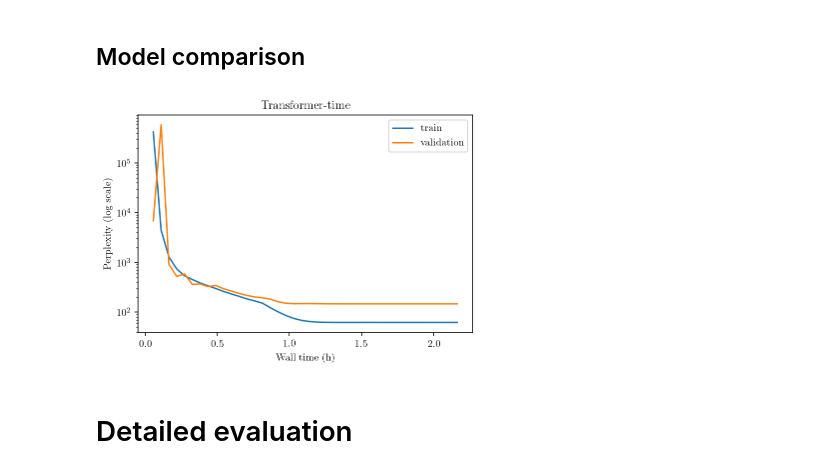
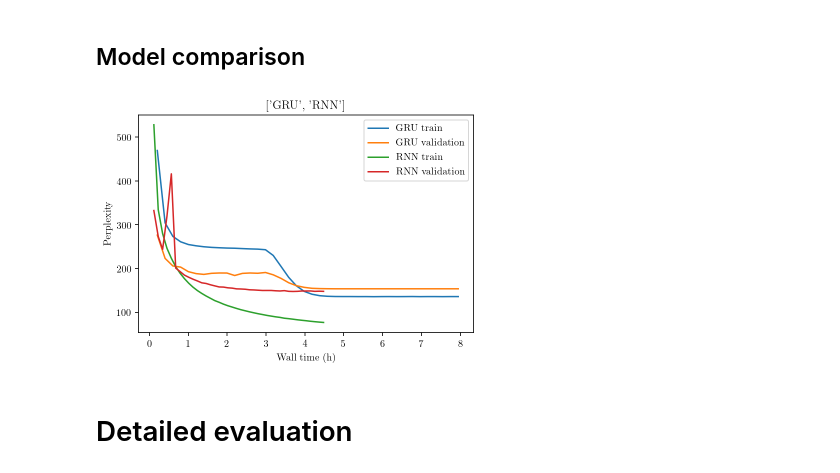
Before and after one commit to bdura/deep-learning, a Jupyter notebook: notebooks/Assignment 2.ipynb, the cells around one changed output. Saved outputs shown, nothing was run; the diff lists cells and outputs as text; code cells hidden in the pictures.

Commit message:
Added a plot_ppls in utils.

```diff
--- a/notebooks/Assignment 2.ipynb
+++ b/notebooks/Assignment 2.ipynb
@@ -88,9 +88,9 @@ experiments = [
     }
 ]
 # %%
-utils.plot_ppl(**experiments['1-transformer'], log_scale=False, time=True)
+utils.plot_ppls(experiments, log_scale=False, time=True)
 # %% [output]
-[figure, old version]
+[figure, new version]
 # %% [markdown]
 # Detailed evaluation
 # %% [markdown]
```
